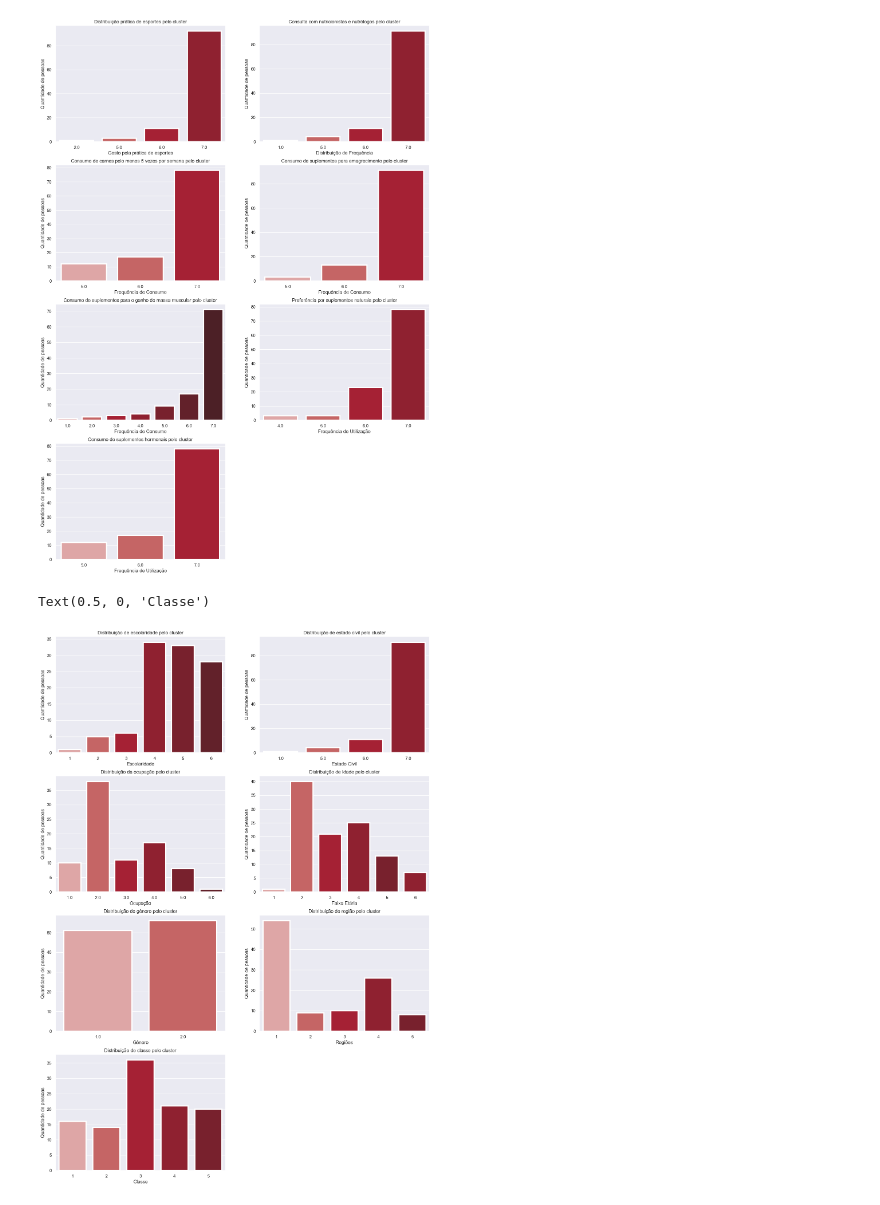
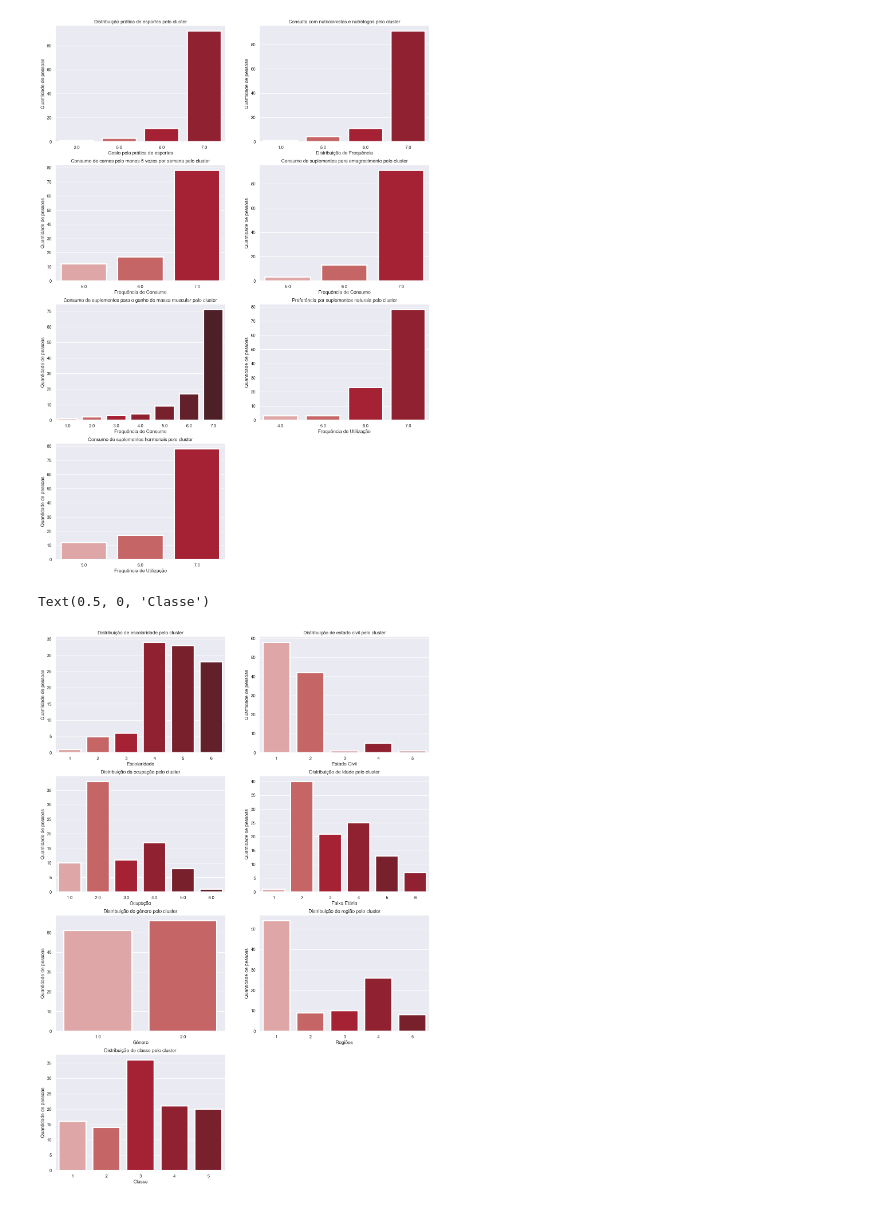
Before and after one commit to enzojunq/Base-de-dados, a Jupyter notebook: base.ipynb, the cells around one changed output. Saved outputs shown, nothing was run; the diff lists cells and outputs as text; code cells hidden in the pictures.

```diff
--- a/base.ipynb
+++ b/base.ipynb
@@ -1086,7 +1086,7 @@ plt.ylabel('Quantidade de pessoas')
 plt.xlabel('Escolaridade')
 
 plt.subplot(622)
-sns.countplot(data= df_analisef, x="P21", palette = ["#E79D9D", "#D55555", "#BB0B24","#A10F23","#871223","#6D1622","#531921"], lw=3)
+sns.countplot(data= df_analisef, x="Qciv", palette = ["#E79D9D", "#D55555", "#BB0B24","#A10F23","#871223","#6D1622","#531921"], lw=3)
 plt.title('Distribuição de estado civil pelo cluster')
 plt.ylabel('Quantidade de pessoas')
 plt.xlabel('Estado Civil')
@@ -1095,31 +1095,31 @@ plt.subplot(623)
 sns.countplot(data= df_analisef, x="Qocup", palette = ["#E79D9D", "#D55555", "#BB0B24","#A10F23","#871223","#6D1622","#531921"], lw=3)
 plt.title('Distribuição da ocupação pelo cluster')
 plt.ylabel('Quantidade de pessoas')
 plt.xlabel('Ocupação')
 
 plt.subplot(624)
 sns.countplot(data= df_analisef, x="Qid", palette = ["#E79D9D", "#D55555", "#BB0B24","#A10F23","#871223","#A10F23","#6D1622","#531921"], lw=3)
 plt.title('Distribuição de Idade pelo cluster')
 plt.ylabel('Quantidade de pessoas')
 plt.xlabel('Faixa Etária')
 
 plt.subplot(625)
 sns.countplot(data= df_analisef, x="Qgen", palette = ["#E79D9D", "#D55555", "#BB0B24","#A10F23","#871223","#6D1622","#531921"], lw=3)
 plt.title('Distribuição de gênero pelo cluster')
 plt.ylabel('Quantidade de pessoas')
 plt.xlabel('Gênero')
 
 plt.subplot(626)
 sns.countplot(data= df_analisef, x="Qreg", palette = ["#E79D9D", "#D55555", "#BB0B24","#A10F23","#871223","#6D1622","#531921"], lw=3)
 plt.title('Distribuição de região pelo cluster')
 plt.ylabel('Quantidade de pessoas')
 plt.xlabel('Regiões')
 
 plt.subplot(627)
 sns.countplot(data= df_analisef, x="Qclasse", palette = ["#E79D9D", "#D55555", "#BB0B24","#A10F23","#871223","#6D1622","#531921"], lw=3)
 plt.title('Distribuição de classe pelo cluster')
 plt.ylabel('Quantidade de pessoas')
 plt.xlabel('Classe')
 # %% [output]
 Text(0.5, 0, 'Classe')
-[figure, old version]
+[figure, new version]
```
